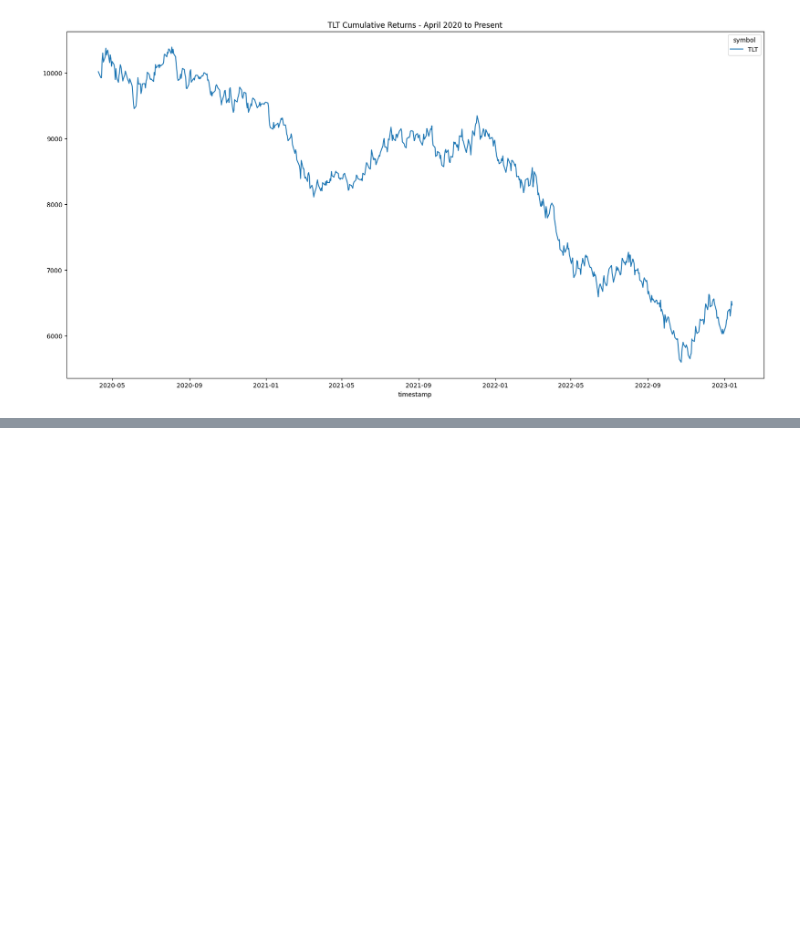
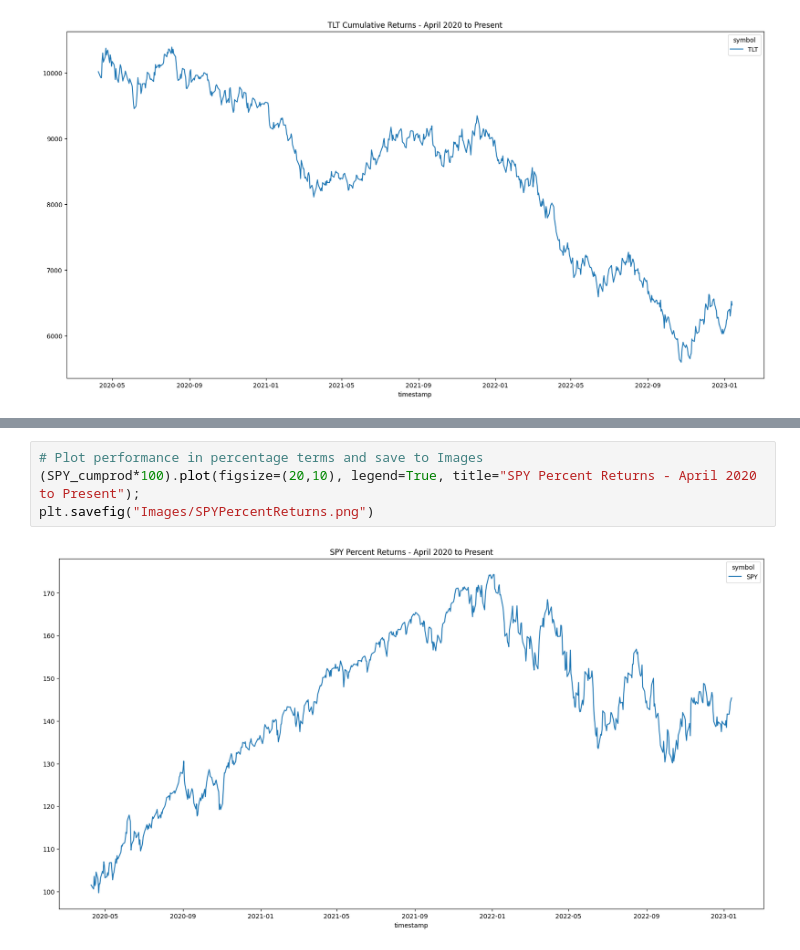
Before and after one commit to jordan-gilmartin/Alpaca-API-Data, a Jupyter notebook: Alpaca-API-Data.ipynb, the cells around one changed output, grey strips where cells are left out. Drawn from its saved outputs; the diff is of its cells as text; blank space fills up the shorter version.

```diff
--- a/Alpaca-API-Data.ipynb
+++ b/Alpaca-API-Data.ipynb
@@ -805,0 +812,6 @@ plt.savefig("Images/OverlayCumulativeReturns.png");
+# %%
+# Plot performance in percentage terms and save to Images
+(SPY_cumprod*100).plot(figsize=(20,10), legend=True, title="SPY Percent Returns - April 2020 to Present");
+plt.savefig("Images/SPYPercentReturns.png")
+# %% [output]
+[figure, added]
```
Also changed, not shown: parts of 4 cells of this notebook, 4 other files.
